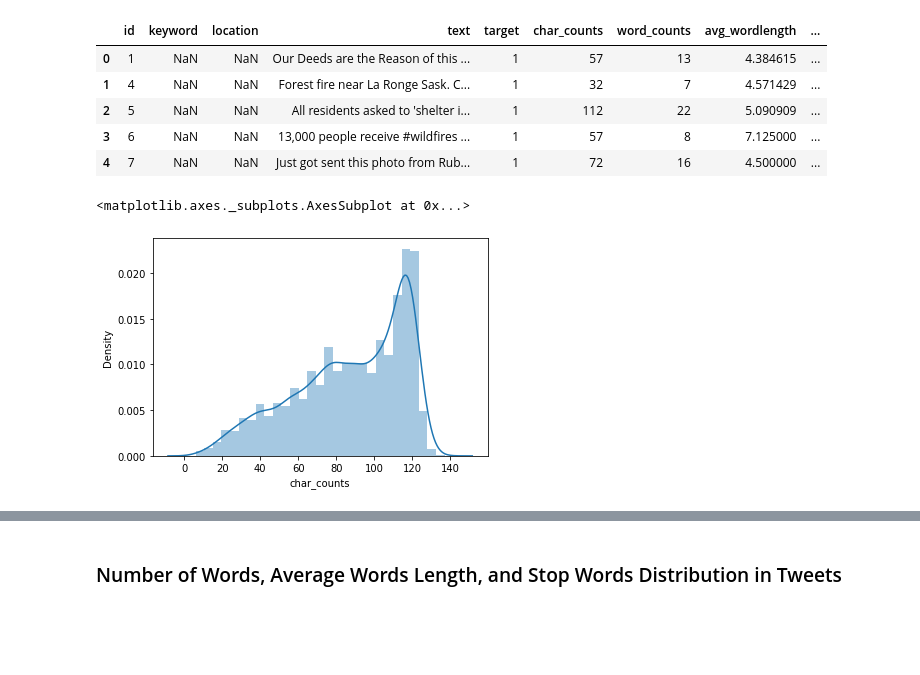
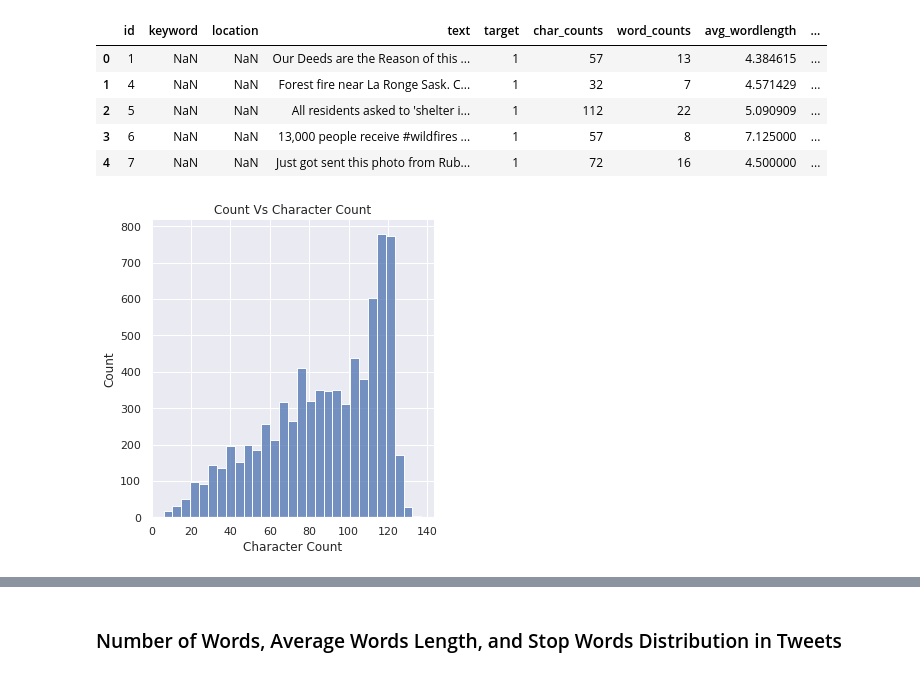
Before and after one commit to data-analytics-professionals/tweet-classification, a Jupyter notebook: tweets.ipynb, the cells around one changed output, grey strips where cells are left out. Saved outputs shown, nothing was run; the diff lists cells and outputs as text; code cells hidden in the pictures; blank space fills up the shorter version.

```diff
--- a/tweets.ipynb
+++ b/tweets.ipynb
@@ -32,6 +30,9 @@ import pandas as pd
 import matplotlib.pyplot as plt
 import seaborn as sns
 import preprocess_kgptalkie as kgp
+
+sns.set_theme(style="darkgrid")
+sns.set(rc={'figure.figsize':(14.5, 5)})
 # %% [markdown]
 # Data Acquisition
 # %%
@@ -86,8 +91,12 @@ df.head()
 | 3 | 6 | NaN | NaN | 13,000 people receive #wildfires ... | 1 | 57 | 8 | 7.125000 | ... |
 | 4 | 7 | NaN | NaN | Just got sent this photo from Rub... | 1 | 72 | 16 | 4.500000 | ... |
 # %%
-# Plot density distributio of a char_counts feature
-sns.distplot(df['char_counts'])
+# Plot density distribution of a char_counts feature
+sns.color_palette("pastel")
+sns.displot(df['char_counts'])
+plt.title('Count Vs Character Count')
+plt.ylabel('Count')
+plt.xlabel('Character Count')
+plt.show()
 # %% [output]
-<matplotlib.axes._subplots.AxesSubplot at 0x...>
-[figure, old version]
+[figure, new version]
```
Also changed, not shown: parts of 18 cells of this notebook.
